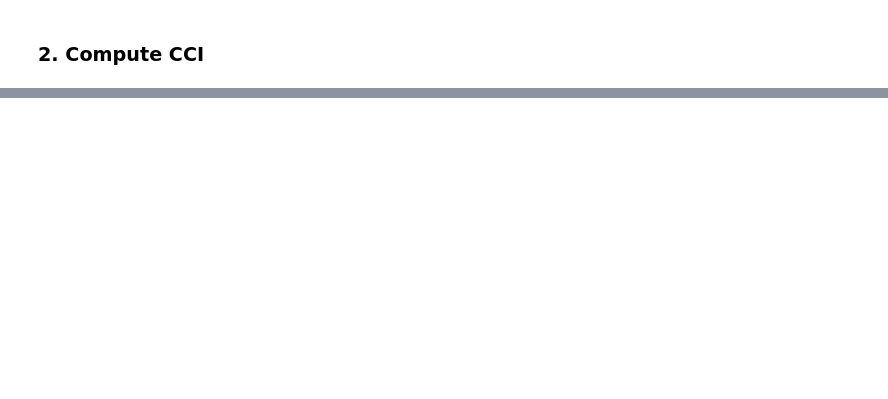
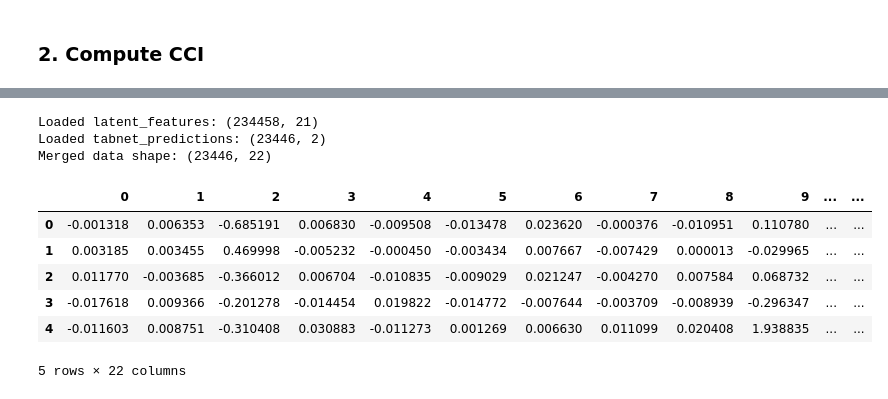
Before and after one commit to ImranBary/VITAI, a Jupyter notebook: Notebooks/01_full_dataset_with_cci.ipynb, the cells around one changed output, grey strips where cells are left out. Cells and saved outputs as stored; diff of their text form; code cells hidden in the pictures; blank space fills up the shorter version.

```diff
--- a/Notebooks/01_full_dataset_with_cci.ipynb
+++ b/Notebooks/01_full_dataset_with_cci.ipynb
@@ -346,0 +148,32 @@ Analysis complete. Full dataset with CCI integrated.
+# %%
+# 4.1 Load Outputs: Latent Features (from VAE) and TabNet Predictions
+#     (We assume the scripts save them as CSV for further analysis.)
+latent_features_path = 'latent_features_vae.csv'
+tabnet_predictions_path = 'tabnet_predictions.csv'
+
+if not (os.path.exists(latent_features_path) and os.path.exists(tabnet_predictions_path)):
+    raise FileNotFoundError("latent_features_vae.csv or tabnet_predictions.csv not found. "
+                            "Please ensure the VAE/TabNet scripts saved them correctly.")
+
+latent_features = pd.read_csv(latent_features_path)
+tabnet_predictions = pd.read_csv(tabnet_predictions_path)
+
+print("Loaded latent_features:", latent_features.shape)
+print("Loaded tabnet_predictions:", tabnet_predictions.shape)
+
+# Merge on 'Id' to get a single DataFrame with VAE latent + TabNet predictions
+data_merged = latent_features.merge(tabnet_predictions, on='Id', how='inner')
+
+print("Merged data shape:", data_merged.shape)
+data_merged.head()
+# %% [output]
+Loaded latent_features: (234458, 21)
+Loaded tabnet_predictions: (23446, 2)
+Merged data shape: (23446, 22)
+|  | 0 | 1 | 2 | 3 | 4 | 5 | 6 | 7 | 8 | 9 | ... | ... |
+| 0 | -0.001318 | 0.006353 | -0.685191 | 0.006830 | -0.009508 | -0.013478 | 0.023620 | -0.000376 | -0.010951 | 0.110780 | ... | ... |
+| 1 | 0.003185 | 0.003455 | 0.469998 | -0.005232 | -0.000450 | -0.003434 | 0.007667 | -0.007429 | 0.000013 | -0.029965 | ... | ... |
+| 2 | 0.011770 | -0.003685 | -0.366012 | 0.006704 | -0.010835 | -0.009029 | 0.021247 | -0.004270 | 0.007584 | 0.068732 | ... | ... |
+| 3 | -0.017618 | 0.009366 | -0.201278 | -0.014454 | 0.019822 | -0.014772 | -0.007644 | -0.003709 | -0.008939 | -0.296347 | ... | ... |
+| 4 | -0.011603 | 0.008751 | -0.310408 | 0.030883 | -0.011273 | 0.001269 | 0.006630 | 0.011099 | 0.020408 | 1.938835 | ... | ... |
+5 rows × 22 columns
```
Also changed, not shown: parts of 20 cells of this notebook, 36 other files.
